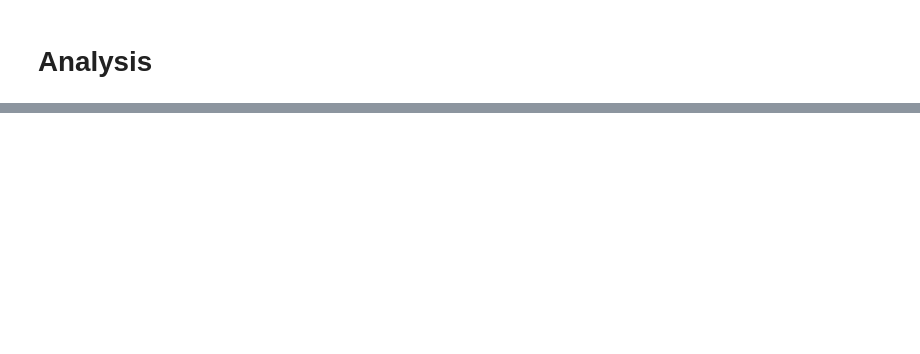
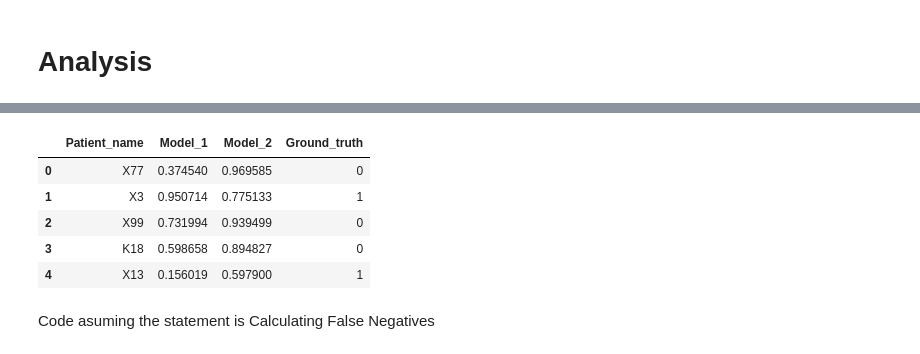
Before and after one commit to Charlie5545/data-specialist-challenge, a Jupyter notebook: Carlos_Gil_Data_Specialist_Methinks_Challenge.ipynb, the cells around one changed output, grey strips where cells are left out. Drawn from its saved outputs; the diff is of its cells as text; code cells hidden in the pictures; blank space fills up the shorter version.

```diff
--- a/Carlos_Gil_Data_Specialist_Methinks_Challenge.ipynb
+++ b/Carlos_Gil_Data_Specialist_Methinks_Challenge.ipynb
@@ -730,0 +745,11 @@ array(['1\\1', '0.46875\\0.46875', '0.3828125\\0.3828125',
+# %%
+df2.head()
+# %% [output]
+|  | Patient_name | Model_1 | Model_2 | Ground_truth |
+| 0 | X77 | 0.374540 | 0.969585 | 0 |
+| 1 | X3 | 0.950714 | 0.775133 | 1 |
+| 2 | X99 | 0.731994 | 0.939499 | 0 |
+| 3 | K18 | 0.598658 | 0.894827 | 0 |
+| 4 | X13 | 0.156019 | 0.597900 | 1 |
+# %% [markdown]
+Code asuming the statement is Calculating False Negatives
```
Also changed, not shown: parts of 42 cells of this notebook.
